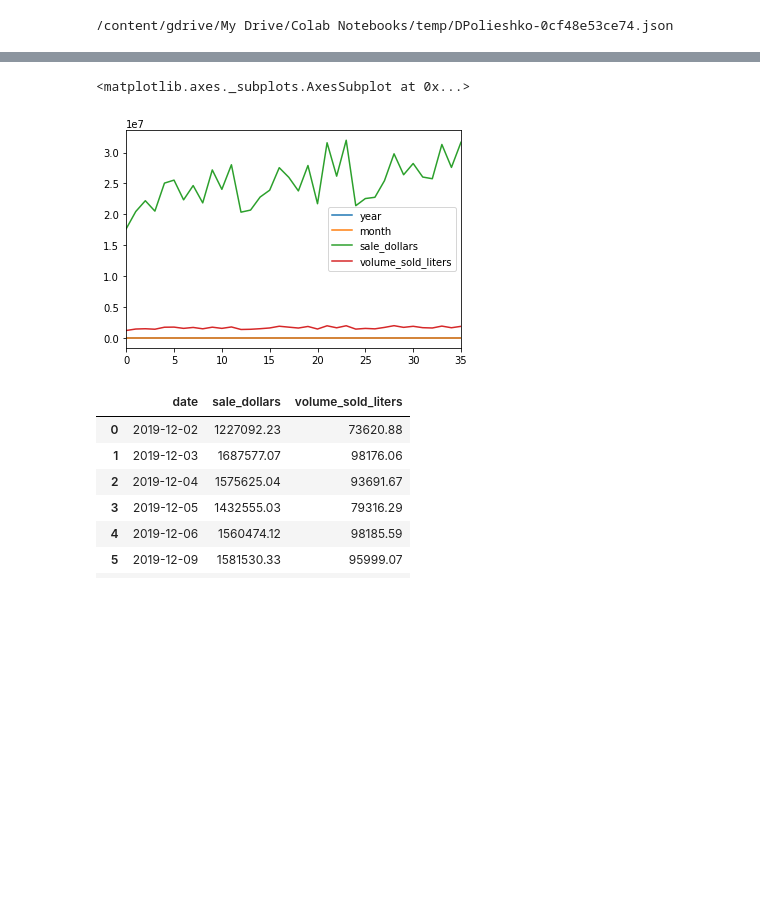
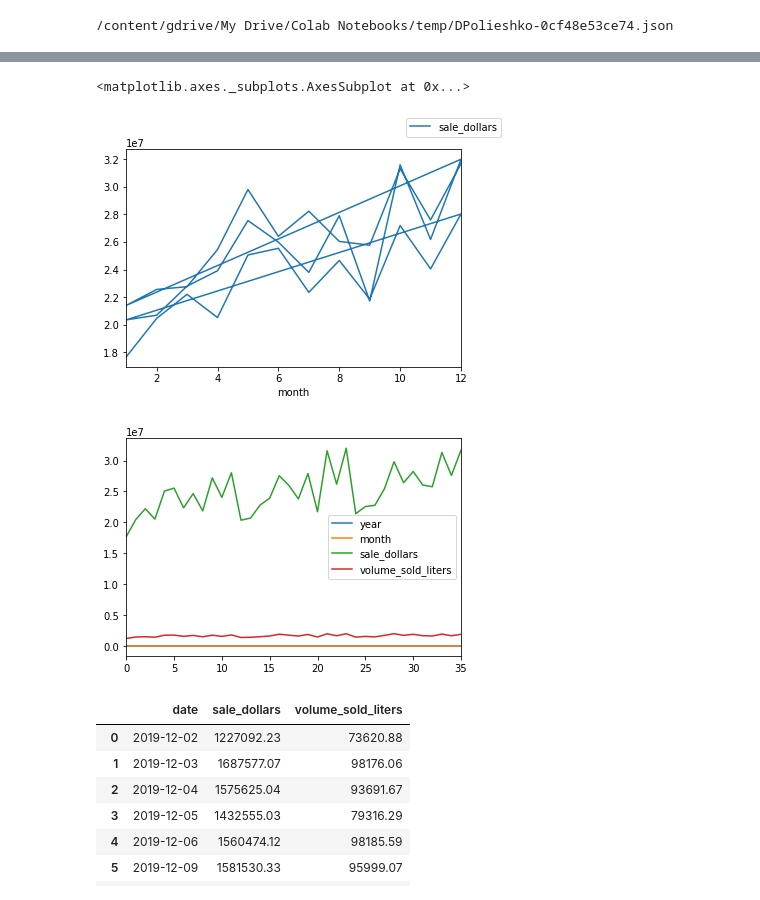
Before and after one commit to polesh21/iowa_liquor_sales, a Jupyter notebook: EDA_iowa.ipynb, the cells around one changed output, grey strips where cells are left out. Drawn from its saved outputs; the diff is of its cells as text; code cells hidden in the pictures; blank space fills up the shorter version.

```diff
--- a/EDA_iowa.ipynb
+++ b/EDA_iowa.ipynb
@@ -99,5 +101,10 @@ df
 # %%
-by_month = df.groupby(['year','month']).sum().reset_index()
-by_month_short = by_month[['year','month','sale_dollars','volume_sold_liters']]
-by_month_short
+by_month = df.groupby(['month']).sum().reset_index()
+liters_by_month = by_month[['month','volume_sold_liters']]
+
+import matplotlib.pyplot as plt
+
+liters_by_month.plot(kind='bar',x='month',y='volume_sold_liters')
+
+plt.show()
 # %% [output]
@@ -120,0 +112,9 @@ by_month_short
+# %%
+by_day = df.groupby(['day_of_week_num','day_of_week']).sum().reset_index()
+liters_by_day = by_day[['day_of_week_num','day_of_week','volume_sold_liters']]
+
+liters_by_day.plot(kind='bar',x='day_of_week',y='volume_sold_liters')
+
+plt.rcParams["figure.figsize"] = (8,6)
+
+plt.show()
@@ -126,10 +128,13 @@ by_month_short
 # by_date
 # %%
 from matplotlib import pyplot
+ax = by_month_short.plot(x="month", y="sale_dollars", legend=False)
+ax.figure.legend()
 by_month_short.plot()
 # %% [output]
 <matplotlib.axes._subplots.AxesSubplot at 0x...>
-[figure, old version]
+[figure, new version]
+[figure, added]
 # %%
 import numpy as np
 import matplotlib.pyplot as plt
```
Also changed, not shown: parts of 3 cells of this notebook.
